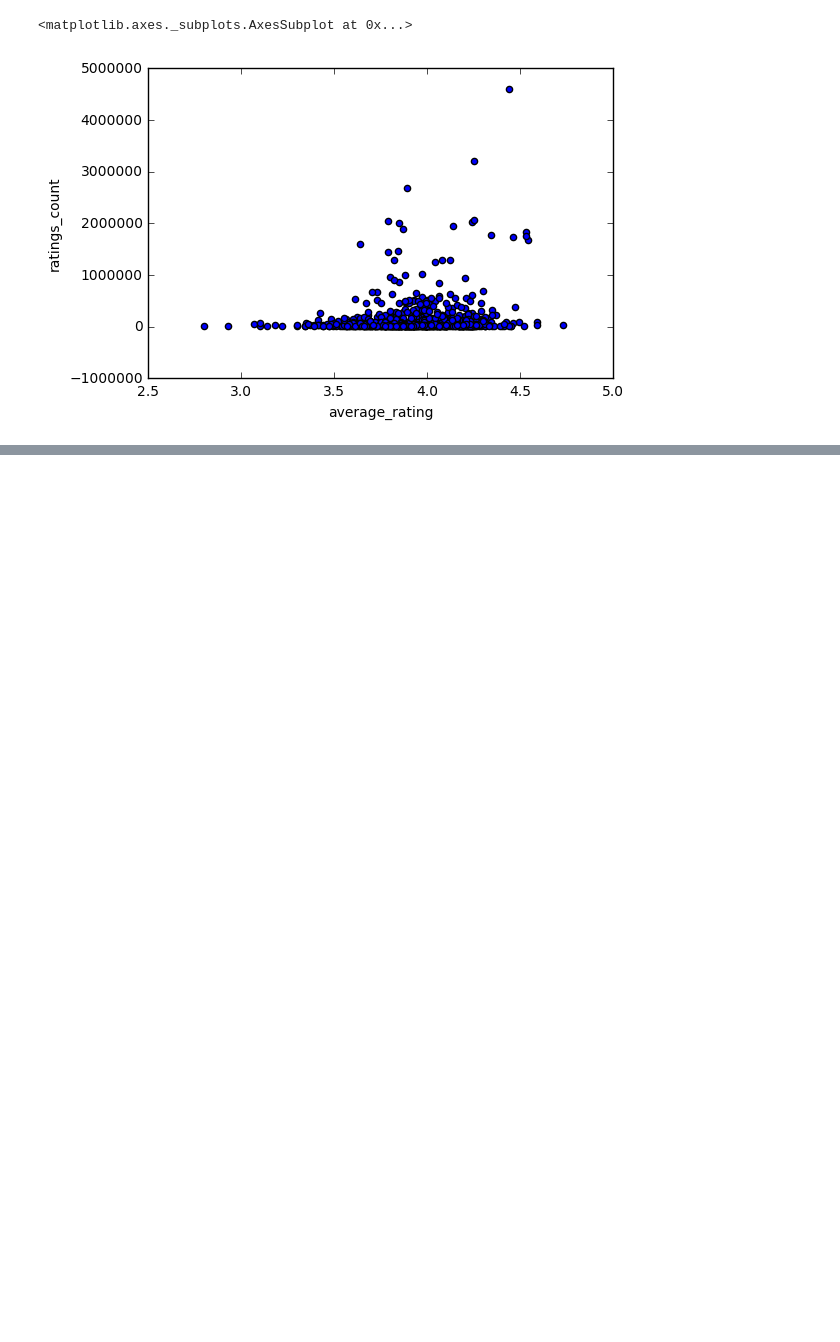
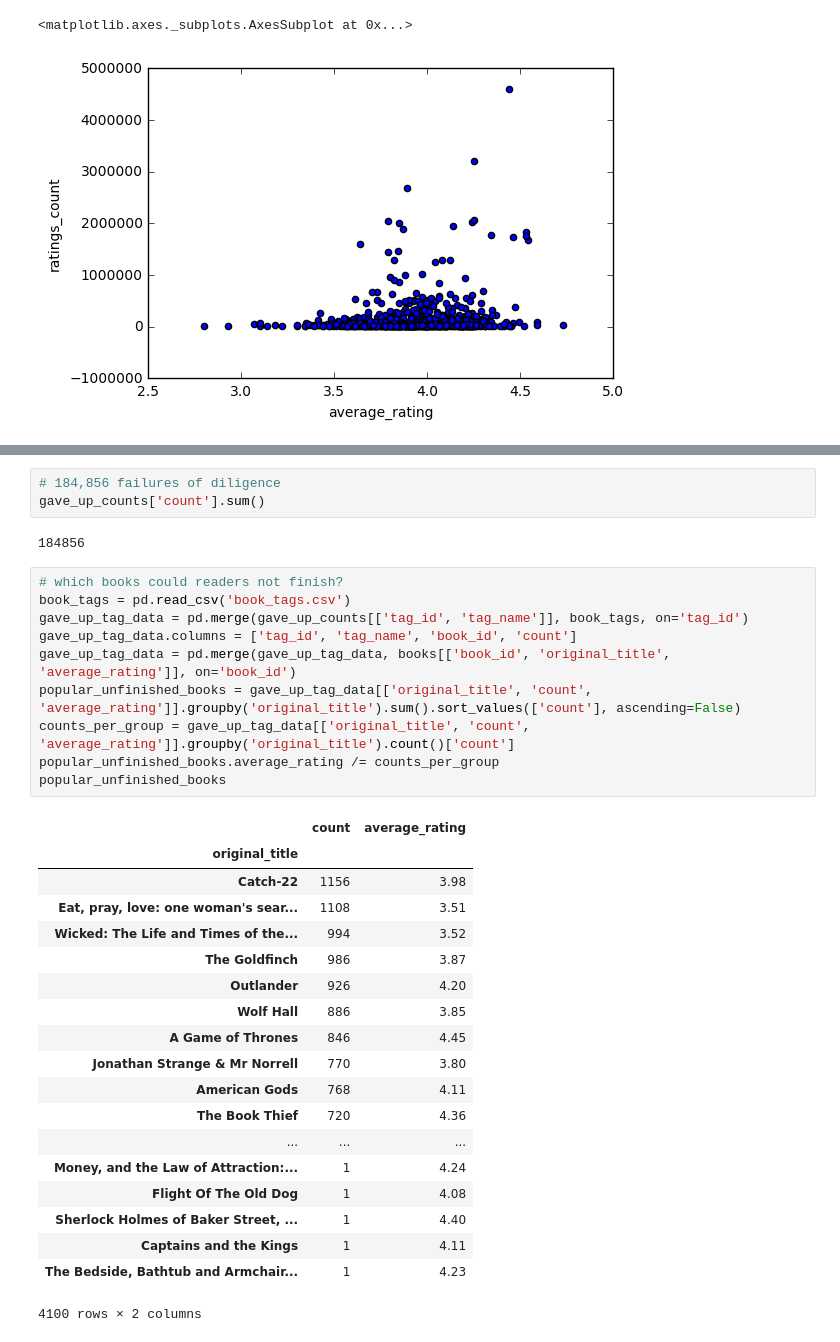
Before and after one commit to morganecf/goodreads-odsc, a Jupyter notebook: explore_goodreads.ipynb, the cells around one changed output, grey strips where cells are left out. Cells and saved outputs as stored; diff of their text form; blank space fills up the shorter version.

```diff
--- a/explore_goodreads.ipynb
+++ b/explore_goodreads.ipynb
@@ -373,0 +398,35 @@ unread_with_title.plot.scatter('average_rating', 'ratings_count')
+# %%
+# 184,856 failures of diligence
+gave_up_counts['count'].sum()
+# %% [output]
+184856
+# %%
+# which books could readers not finish?
+book_tags = pd.read_csv('book_tags.csv')
+gave_up_tag_data = pd.merge(gave_up_counts[['tag_id', 'tag_name']], book_tags, on='tag_id')
+gave_up_tag_data.columns = ['tag_id', 'tag_name', 'book_id', 'count']
+gave_up_tag_data = pd.merge(gave_up_tag_data, books[['book_id', 'original_title', 'average_rating']], on='book_id')
+popular_unfinished_books = gave_up_tag_data[['original_title', 'count', 'average_rating']].groupby('original_title').sum().sort_values(['count'], ascending=False)
+counts_per_group = gave_up_tag_data[['original_title', 'count', 'average_rating']].groupby('original_title').count()['count']
+popular_unfinished_books.average_rating /= counts_per_group
+popular_unfinished_books
+# %% [output]
+|  | count | average_rating |
+| original_title |  |  |
+| Catch-22 | 1156 | 3.98 |
+| Eat, pray, love: one woman's sear... | 1108 | 3.51 |
+| Wicked: The Life and Times of the... | 994 | 3.52 |
+| The Goldfinch | 986 | 3.87 |
+| Outlander | 926 | 4.20 |
+| Wolf Hall | 886 | 3.85 |
+| A Game of Thrones | 846 | 4.45 |
+| Jonathan Strange & Mr Norrell | 770 | 3.80 |
+| American Gods | 768 | 4.11 |
+| The Book Thief | 720 | 4.36 |
+| ... | ... | ... |
+| Money, and the Law of Attraction:... | 1 | 4.24 |
+| Flight Of The Old Dog | 1 | 4.08 |
+| Sherlock Holmes of Baker Street, ... | 1 | 4.40 |
+| Captains and the Kings | 1 | 4.11 |
+| The Bedside, Bathtub and Armchair... | 1 | 4.23 |
+4100 rows × 2 columns
```
Also changed, not shown: parts of 13 cells of this notebook.
